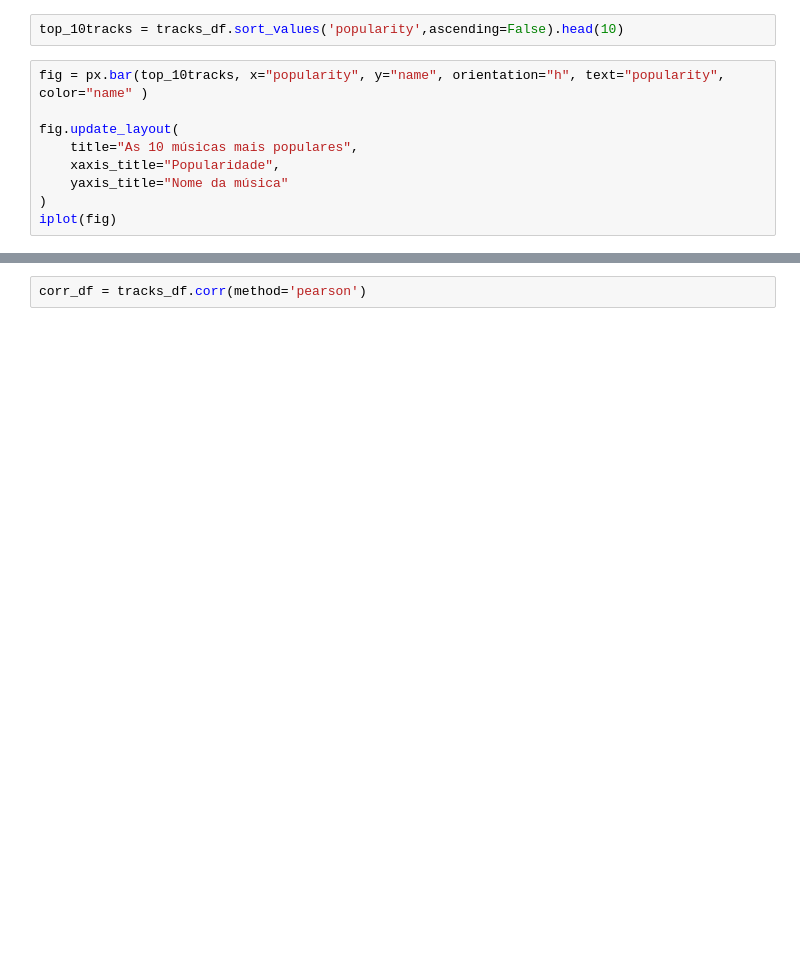
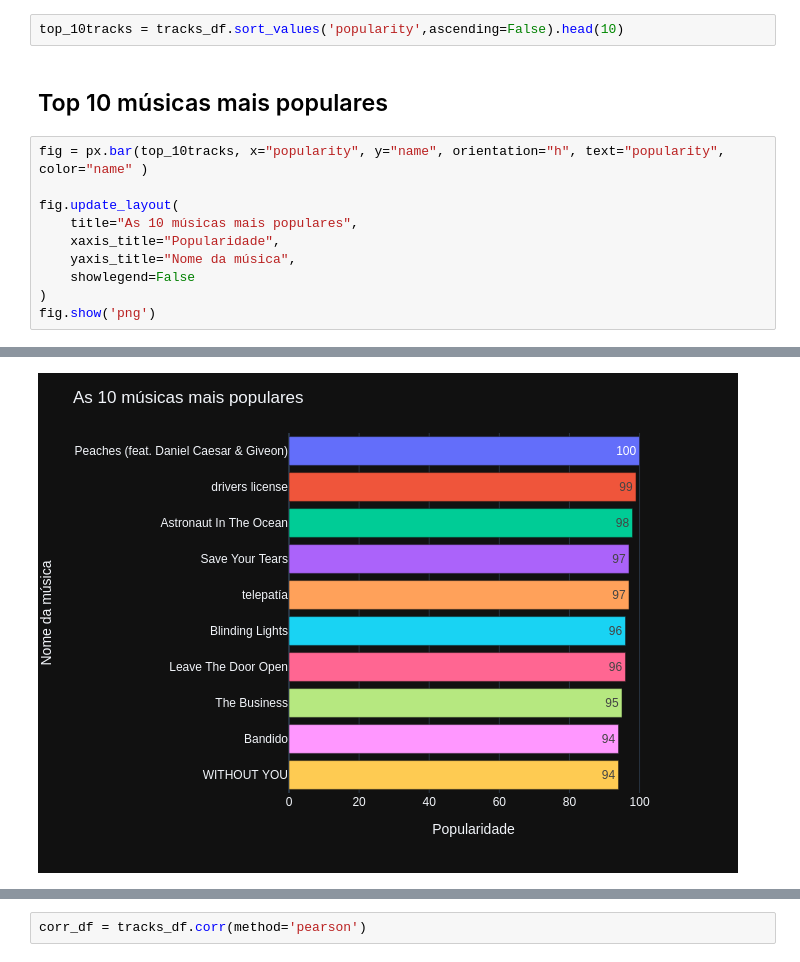
Before and after one commit to math3usvalenca/spotify_project, a Jupyter notebook: spotifyProject/spotify_eda.ipynb, the cells around one changed output, grey strips where cells are left out. Cells and saved outputs as stored; diff of their text form; blank space fills up the shorter version.

```diff
--- a/spotifyProject/spotify_eda.ipynb
+++ b/spotifyProject/spotify_eda.ipynb
@@ -77,13 +81,16 @@ tracks_df.head()
 | 4 | 6XTvSCqGLLH0vzQQRn55hz | Empty Bed Blues, Pt. 1 | 27 | Bessie Smith | 5ESobCkc6JI4tIMxQttqeg | 1923 | 0.709 | 0.0620 | -12.207 | ... |
 # %%
 top_10tracks = tracks_df.sort_values('popularity',ascending=False).head(10)
+# %% [markdown]
+## Top 10 músicas mais populares
 # %%
 fig = px.bar(top_10tracks, x="popularity", y="name", orientation="h", text="popularity", color="name" )
 
 fig.update_layout(
     title="As 10 músicas mais populares",
     xaxis_title="Popularidade",
-    yaxis_title="Nome da música"
+    yaxis_title="Nome da música",
+    showlegend=False
 )
-iplot(fig)
+fig.show('png')
 # %% [output]
@@ -90,0 +97 @@ iplot(fig)
+[figure, added]
```
Also changed, not shown: parts of 33 cells of this notebook.
